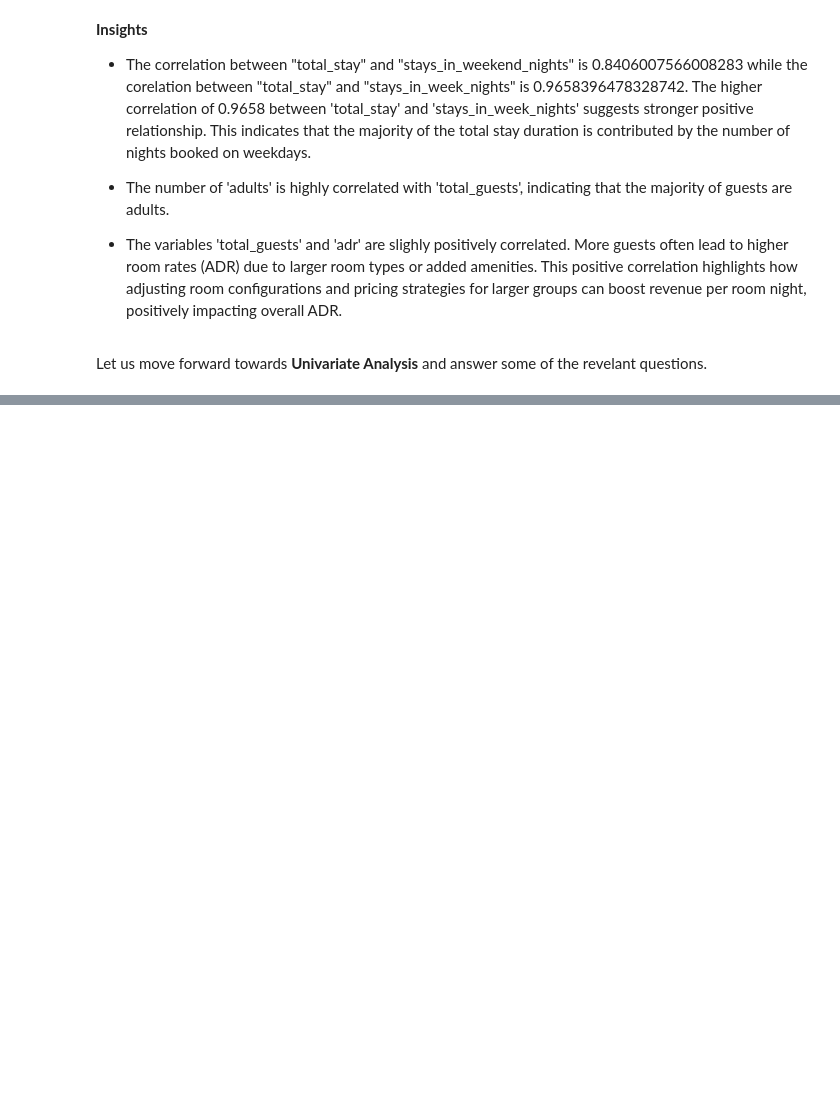
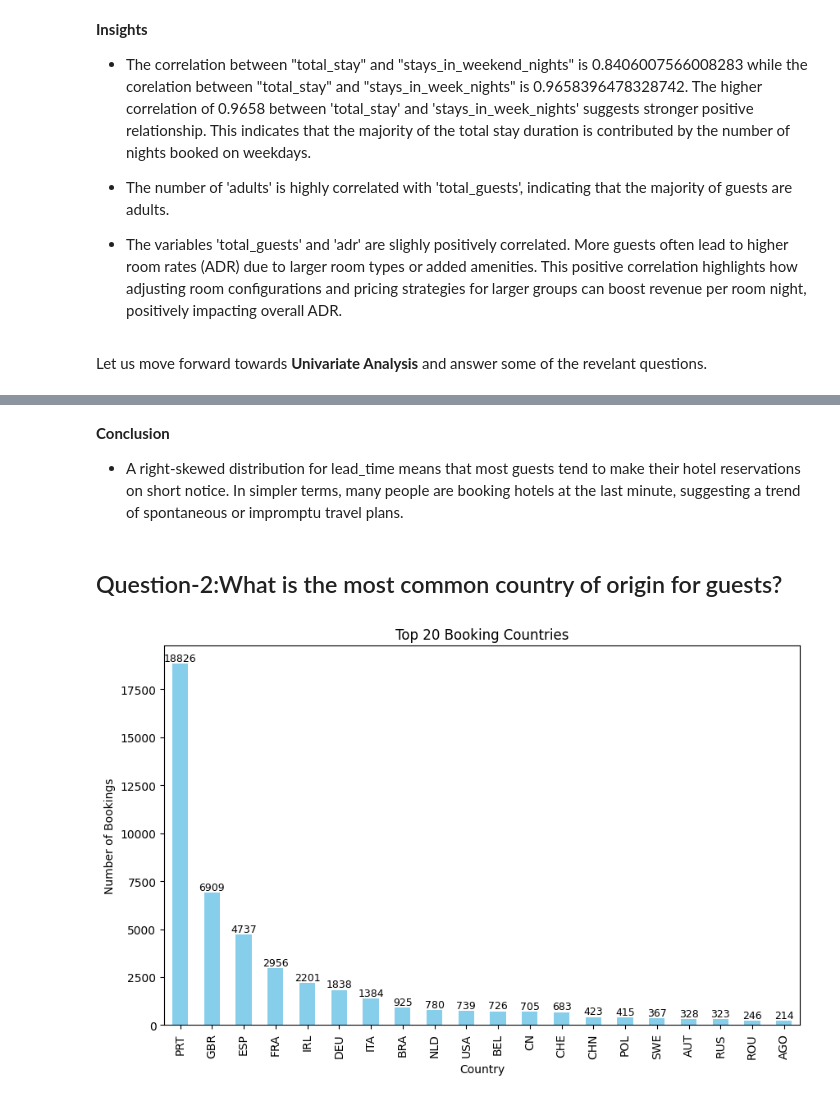
Before and after one commit to Adnan12345678910/Hotel_Booking_Analysis, a Jupyter notebook: Hotel_Bookings.ipynb, the cells around one changed output, grey strips where cells are left out. Cells and saved outputs as stored; diff of their text form; code cells hidden in the pictures; blank space fills up the shorter version.

```diff
--- a/Hotel_Bookings.ipynb
+++ b/Hotel_Bookings.ipynb
@@ -457,0 +472,23 @@ Let us move forward towards **Univariate Analysis** and answer some of the revel
+# %% [markdown]
+**Conclusion**
+- A right-skewed distribution for lead_time means that most guests tend to make their hotel reservations on short notice. In simpler terms, many people are booking hotels at the last minute, suggesting a trend of spontaneous or impromptu travel plans.
+# %% [markdown]
+## Question-2:What is the most common country of origin for guests?
+# %%
+# Plotting the bar plot
+top_countries = data["country"].value_counts()[:20]
+ax = top_countries.plot(kind="bar", figsize=(10, 6), color='skyblue')
+
+# Adding the number values above each bar
+for i, count in enumerate(top_countries):
+    plt.text(i, count + 0.1, str(count), ha='center', va='bottom', fontsize=9)
+
+# Adding labels and title
+plt.xlabel("Country")
+plt.ylabel("Number of Bookings")
+plt.title("Top 20 Booking Countries")
+
+# Display the plot
+plt.show()
+# %% [output]
+[figure, added]
```
Also changed, not shown: parts of 28 cells of this notebook.
